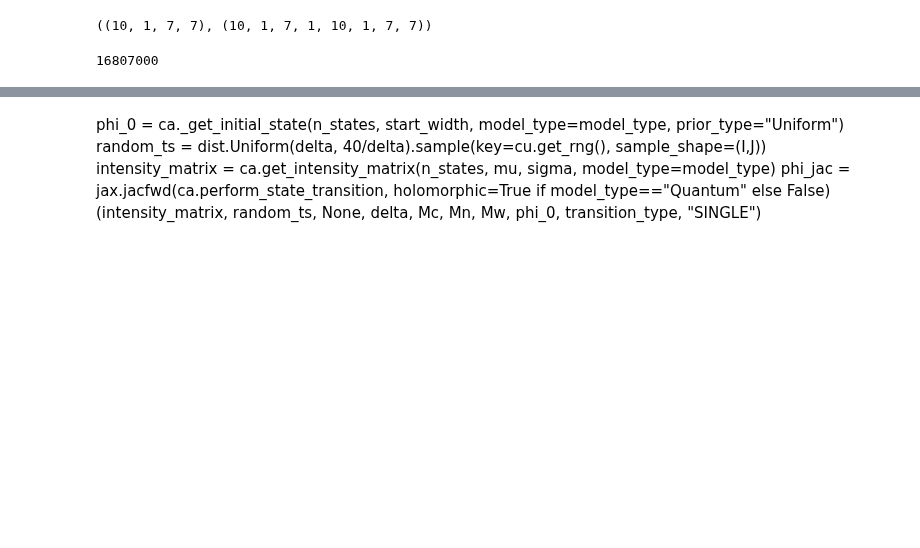
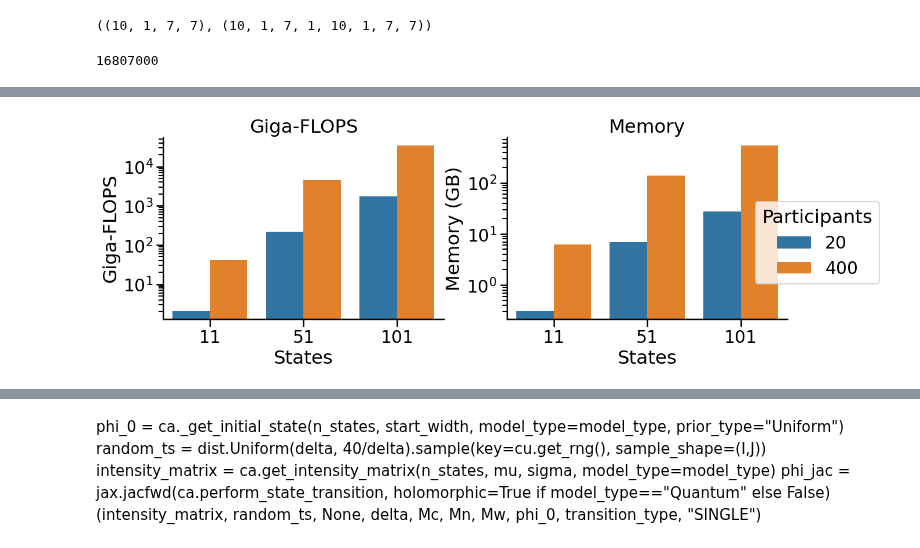
Before and after one commit to rkmalaiya/stochastic_cognitive_dynamics, a Jupyter notebook: poc/examine_memory.ipynb, the cells around one changed output, grey strips where cells are left out. Cells and saved outputs as stored; diff of their text form; code cells hidden in the pictures; blank space fills up the shorter version.

```diff
--- a/poc/examine_memory.ipynb
+++ b/poc/examine_memory.ipynb
@@ -218 +468,32 @@ cost
+# %%
+with sns.plotting_context("talk", font_scale=1.3):
+    f = sns.catplot(
+                df_memory1.query("Model=='Markov'").melt(id_vars=df_memory1.columns.drop(["flops", "bytes_accessed"]), var_name="Function") \
+                .assign(**{"Function": lambda df: df["Function"].map({"flops":"Giga-FLOPS", "bytes_accessed":"Memory"})})
+                .assign(I = lambda df: df.I.astype(str)),
+    x="States",
+    y="value",
+    hue="I",
+    col="Function", aspect=1.3, col_order=["Giga-FLOPS", "Memory"],#, "Likelihood Gradient"],
+    kind="bar", sharey=False,
+    )
+    f.set(yscale="log")#, xscale="log")
+    f.set_ylabels("Giga-FLOPS", clear_inner=False)
+    f.axes[0,1].set_ylabel("Memory (GB)")
+    f.set_xlabels("States")
+    f.set_titles(col_template="{col_name}")
+    #f.refline(y=1000, alpha=0.5)
+    #f.refline(y=100, alpha=0.5)
+    #f.refline(y=40)
+    f.legend.set_title("Participants")
+    #f.legend.set_bbox_to_anchor((0.25,0.6))
+    f.legend.set_alpha(.1)
+    f.legend.set_frame_on(True)
+
+
+    #f.axes[0,0].text(y=120, x=2, s="100 GB", alpha=0.5, size=14)
+    #f.axes[0,0].text(y=1200, x=2.175, s="1 TB", alpha=0.5, size=14)
+    #f.axes[0,0].text(y=45, x=1.1, s="NVIDIA RTX A6000 (40 GB)", alpha=0.5, size=14)
+# %% [output]
+[figure, added]
 # %%
```
Also changed, not shown: parts of 31 cells of this notebook.
